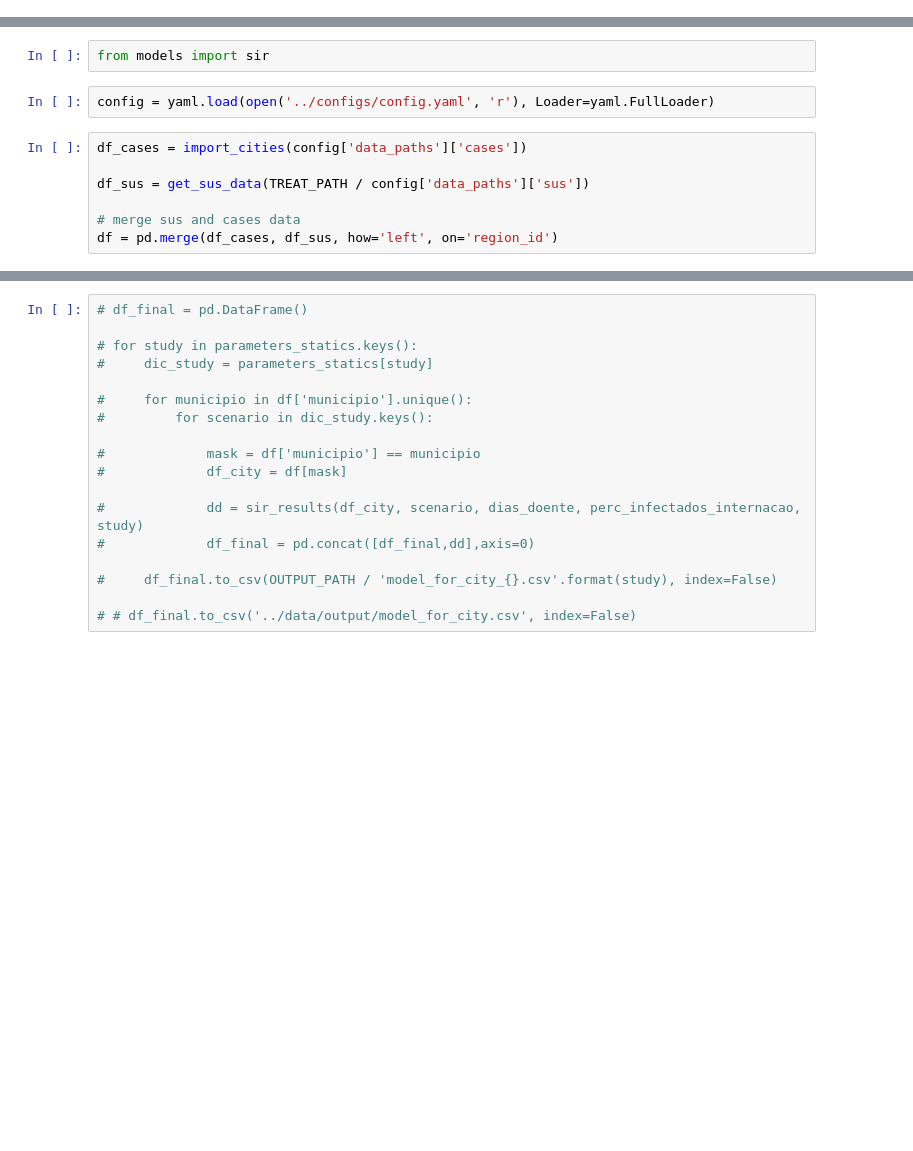
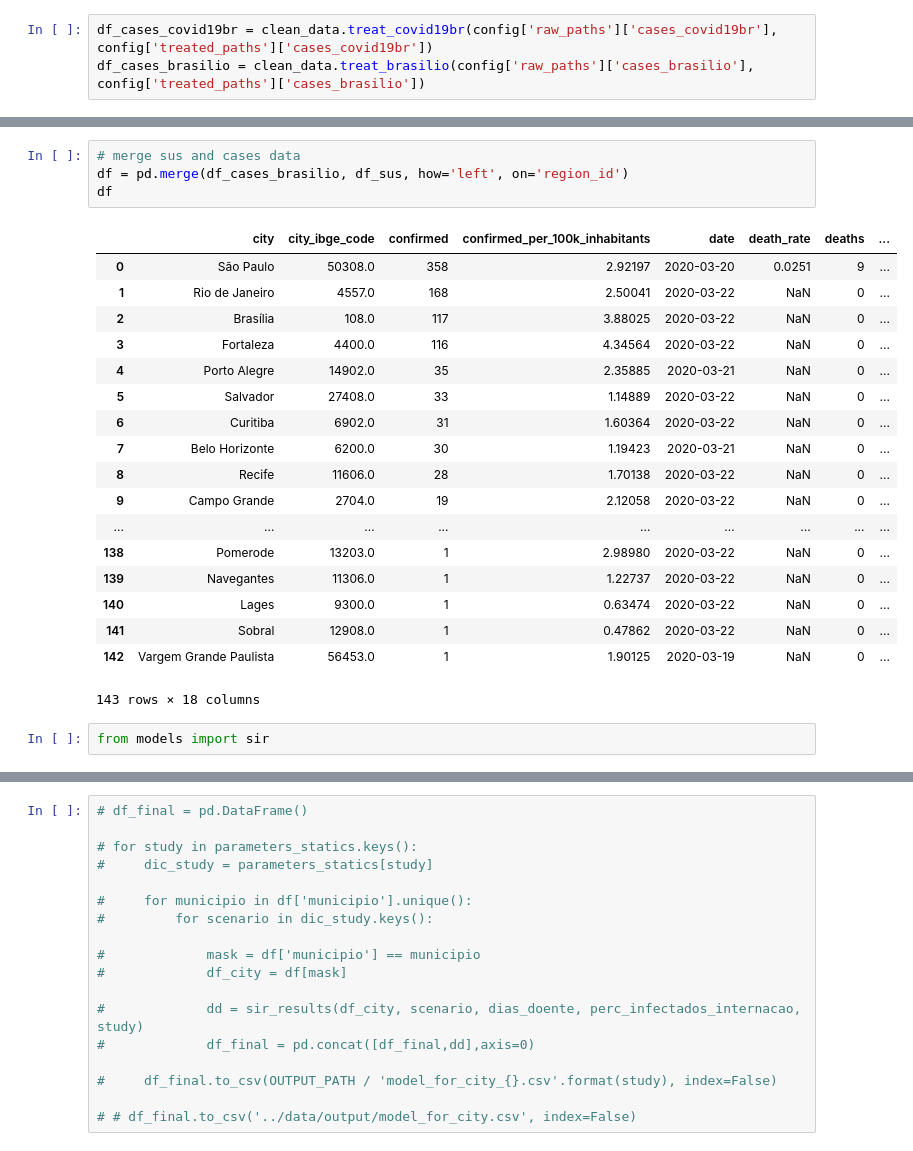
Before and after one commit to JoaoCarabetta/SimulaCovid, a Jupyter notebook: notebooks/tests_model.ipynb, the cells around one changed output, grey strips where cells are left out. Drawn from its saved outputs; the diff is of its cells as text; blank space fills up the shorter version.

```diff
--- a/notebooks/tests_model.ipynb
+++ b/notebooks/tests_model.ipynb
@@ -82,0 +89,3 @@ def import_cities(path):
+# %%
+df_cases_covid19br = clean_data.treat_covid19br(config['raw_paths']['cases_covid19br'], config['treated_paths']['cases_covid19br'])
+df_cases_brasilio = clean_data.treat_brasilio(config['raw_paths']['cases_brasilio'], config['treated_paths']['cases_brasilio'])
@@ -83,14 +167,28 @@ def import_cities(path):
+# %%
+# merge sus and cases data
+df = pd.merge(df_cases_brasilio, df_sus, how='left', on='region_id')
+df
+# %% [output]
+|  | city | city_ibge_code | confirmed | confirmed_per_100k_inhabitants | date | death_rate | deaths | ... |
+| 0 | São Paulo | 50308.0 | 358 | 2.92197 | 2020-03-20 | 0.0251 | 9 | ... |
+| 1 | Rio de Janeiro | 4557.0 | 168 | 2.50041 | 2020-03-22 | NaN | 0 | ... |
+| 2 | Brasília | 108.0 | 117 | 3.88025 | 2020-03-22 | NaN | 0 | ... |
+| 3 | Fortaleza | 4400.0 | 116 | 4.34564 | 2020-03-22 | NaN | 0 | ... |
+| 4 | Porto Alegre | 14902.0 | 35 | 2.35885 | 2020-03-21 | NaN | 0 | ... |
+| 5 | Salvador | 27408.0 | 33 | 1.14889 | 2020-03-22 | NaN | 0 | ... |
+| 6 | Curitiba | 6902.0 | 31 | 1.60364 | 2020-03-22 | NaN | 0 | ... |
+| 7 | Belo Horizonte | 6200.0 | 30 | 1.19423 | 2020-03-21 | NaN | 0 | ... |
+| 8 | Recife | 11606.0 | 28 | 1.70138 | 2020-03-22 | NaN | 0 | ... |
+| 9 | Campo Grande | 2704.0 | 19 | 2.12058 | 2020-03-22 | NaN | 0 | ... |
+| ... | ... | ... | ... | ... | ... | ... | ... | ... |
+| 138 | Pomerode | 13203.0 | 1 | 2.98980 | 2020-03-22 | NaN | 0 | ... |
+| 139 | Navegantes | 11306.0 | 1 | 1.22737 | 2020-03-22 | NaN | 0 | ... |
+| 140 | Lages | 9300.0 | 1 | 0.63474 | 2020-03-22 | NaN | 0 | ... |
+| 141 | Sobral | 12908.0 | 1 | 0.47862 | 2020-03-22 | NaN | 0 | ... |
+| 142 | Vargem Grande Paulista | 56453.0 | 1 | 1.90125 | 2020-03-19 | NaN | 0 | ... |
+143 rows × 18 columns
 # %%
 from models import sir
-# %%
-config = yaml.load(open('../configs/config.yaml', 'r'), Loader=yaml.FullLoader)
-# %%
-df_cases = import_cities(config['data_paths']['cases'])
-
-df_sus = get_sus_data(TREAT_PATH / config['data_paths']['sus'])
-
-# merge sus and cases data
-df = pd.merge(df_cases, df_sus, how='left', on='region_id')
 # %%
 df_final = pd.DataFrame()
 
```
Also changed, not shown: parts of 56 cells of this notebook.
